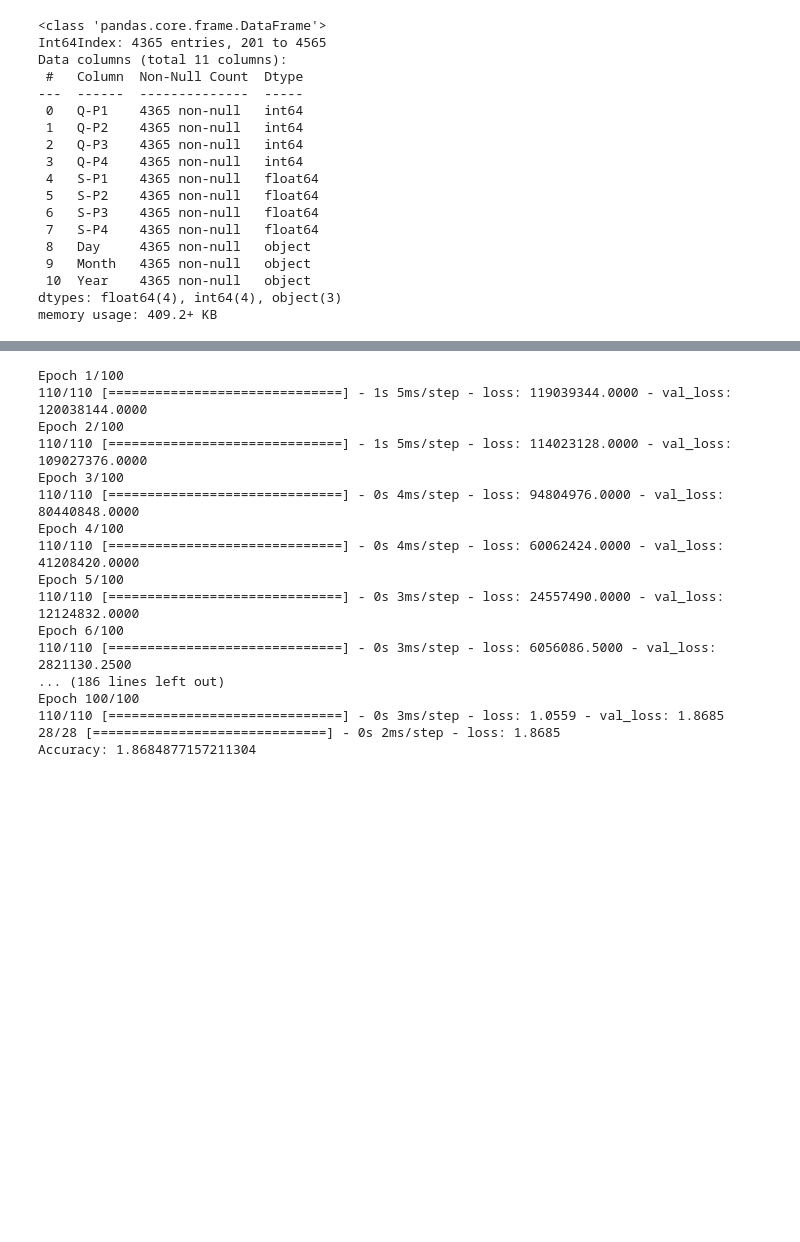
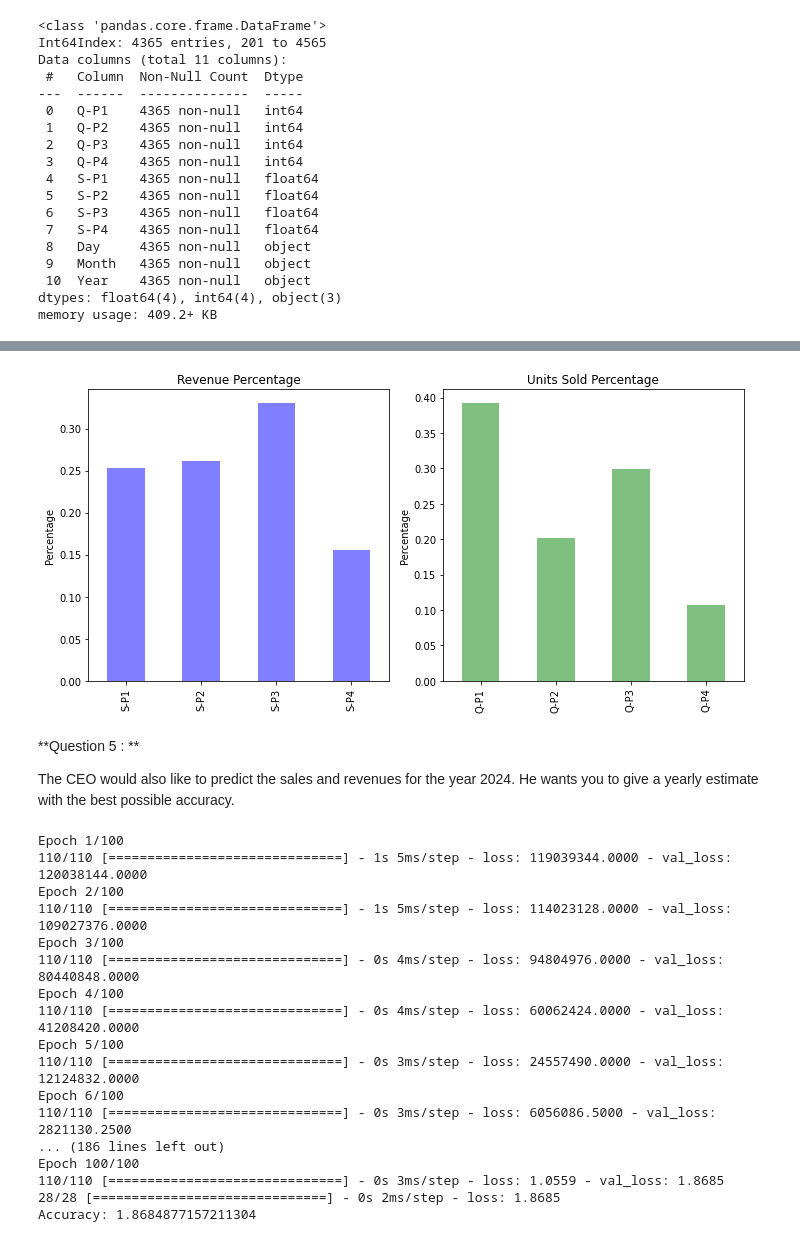
Before and after one commit to chandru1003/Data--Projects, a Jupyter notebook: Product Sales Data/product-sales-data.ipynb, the cells around one changed output, grey strips where cells are left out. Cells and saved outputs as stored; diff of their text form; code cells hidden in the pictures; blank space fills up the shorter version.

```diff
--- a/Product Sales Data/product-sales-data.ipynb
+++ b/Product Sales Data/product-sales-data.ipynb
@@ -280,0 +290,12 @@ memory usage: 511.5+ KB
+# %%
+# Calculate total revenue and units sold for each product
+revenue = data[['S-P1', 'S-P2', 'S-P3', 'S-P4']].sum()
+units_sold = data[['Q-P1', 'Q-P2', 'Q-P3', 'Q-P4']].sum()
+
+# Calculate the revenue and units sold for each product as a percentage of the total revenue and units sold
+revenue_pct = revenue / revenue.sum()
+units_sold_pct = units_sold / units_sold.sum()
+
+# Print the results
+print("Revenue Percentage:\n", revenue_pct)
+print("\nUnits Sold Percentage:\n", units_sold_pct)
@@ -281,3 +316,25 @@ memory usage: 511.5+ KB
+# %%
+# Plot the results
+fig, (ax1, ax2) = plt.subplots(1, 2, figsize=(10, 5))
+
+# Plot the revenue percentage as a bar chart
+revenue_pct.plot.bar(ax=ax1, color='b', alpha=0.5)
+ax1.set_title('Revenue Percentage')
+ax1.set_ylabel('Percentage')
+
+# Plot the units sold percentage as a bar chart
+units_sold_pct.plot.bar(ax=ax2, color='g', alpha=0.5)
+ax2.set_title('Units Sold Percentage')
+ax2.set_ylabel('Percentage')
+
+plt.tight_layout()
+plt.show()
+# %% [output]
+[figure, added]
+# %% [markdown]
+**Question 5 : **
+
+The CEO would also like to predict the sales and revenues for the year 2024. He wants you to give a yearly estimate with the best possible accuracy.
 # %%
 data = data.drop(['Date', 'Day', 'Month','Year'], axis=1)
 # %%
```
Also changed, not shown: parts of 18 cells of this notebook.
